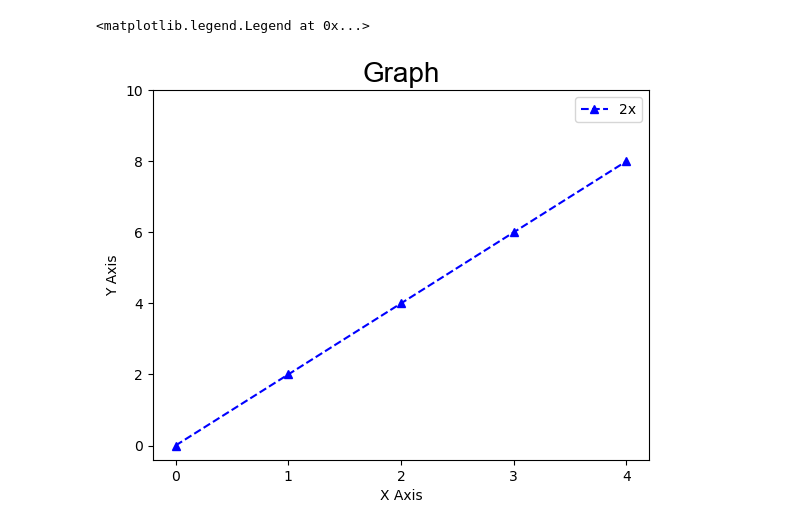
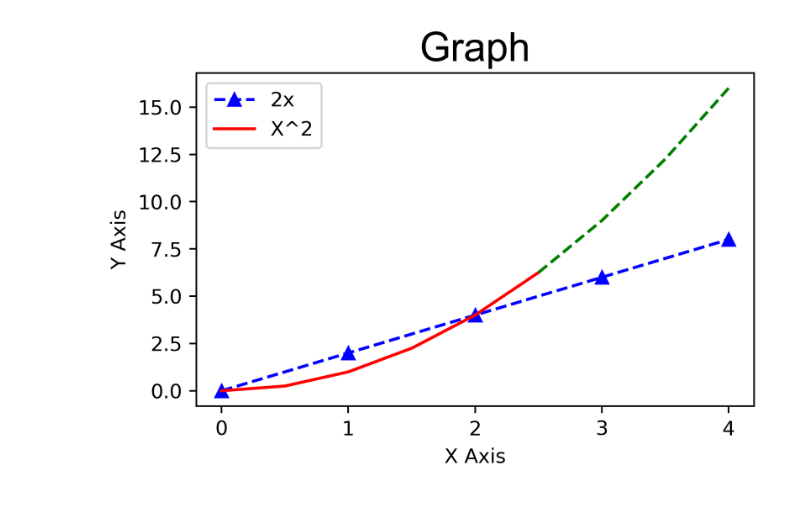
Before and after one commit to Z3R0TSU/Practice_2025, a Jupyter notebook: matplotlib/matplotlib.ipynb, the cells around one changed output. Drawn from its saved outputs; the diff is of its cells as text; code cells hidden in the pictures.

```diff
--- a/matplotlib/matplotlib.ipynb
+++ b/matplotlib/matplotlib.ipynb
@@ -5,23 +5,43 @@ import pandas as pd
 # %%
 x = [0,1,2,3,4]
 y = [0,2,4,6,8]
 
+# To resize the graph
+plt.figure(figsize=(5,3), dpi = 350)
+
+# Line 1
+# Keyword Argument Notation
 # plt.plot(x,y, label = '2x', color = 'red', linewidth = 2, marker = '*' , linestyle = '--', markersize = 10, markeredgecolor = 'blue') # color can be hex-code as well
-# To use shorthand notation of the above line
+# To use shorthand notation
 plt.plot(x,y, 'b^--' ,label = '2x')
 
-# second line
+# Line 2
 
+# select interval we want to point plots at start - end - interval
+x2 = np.arange(0,4.5,0.5)
+#plt.plot(x2,x2**2, 'r', label = 'X^2')
+# to show projection
 
+# to plot upto 5 as line graph
+plt.plot(x2[:6],x2[:6]**2, 'r', label = 'X^2')
+# to ploy from 6 (inclusive) as dotted
+plt.plot(x2[5:],x2[5:]**2, 'g--')
+
+# for title
 plt.title("Graph", fontdict={'fontname' : 'Arial' , 'fontsize' : 20})
+# for x and y axis
 plt.xlabel('X Axis')
 plt.ylabel('Y Axis')
+
 # to choose the x axis and y axis scale
 plt.xticks([0,1,2,3,4])
-plt.yticks([0,2,4,6,8,10])
+#plt.yticks([0,2,4,6,8,10])
 
+# add a legend to the graph
 plt.legend()
+
+# To save the graph
+plt.savefig('mygraph.png' , dpi = 250)
 # %% [output]
-<matplotlib.legend.Legend at 0x...>
-[figure, old version]
+[figure, new version]
 # %% [markdown]
```
Also changed, not shown: parts of 3 cells of this notebook, 1 other file.
